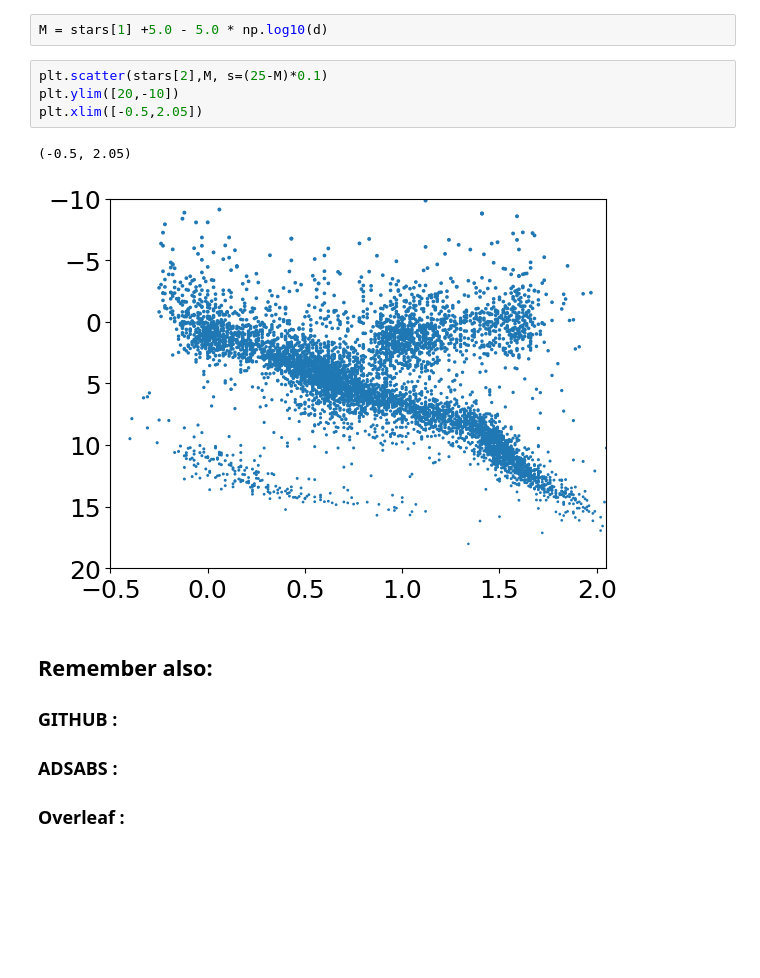
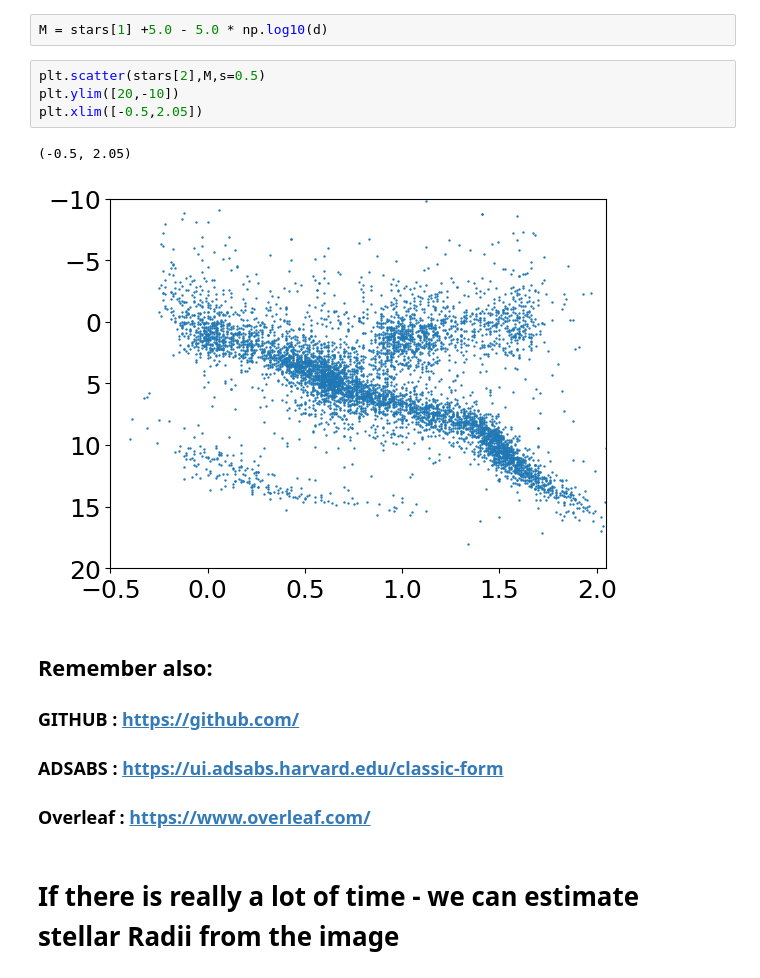
Before and after one commit to ivanzmilic/taipss, a Jupyter notebook: handson/Handson1.ipynb, the cells around one changed output. Drawn from its saved outputs; the diff is of its cells as text; blank space fills up the shorter version.

```diff
--- a/handson/Handson1.ipynb
+++ b/handson/Handson1.ipynb
@@ -85,17 +85,19 @@ d = 1./parallax
 # %%
 M = stars[1] +5.0 - 5.0 * np.log10(d)
 # %%
-plt.scatter(stars[2],M, s=(25-M)*0.1)
+plt.scatter(stars[2],M,s=0.5)
 plt.ylim([20,-10])
 plt.xlim([-0.5,2.05])
 # %% [output]
 (-0.5, 2.05)
-[figure, old version]
+[figure, new version]
 # %% [markdown]
 ## Remember also:
 
-### GITHUB :
+### GITHUB : https://github.com/
 
-### ADSABS :
+### ADSABS : https://ui.adsabs.harvard.edu/classic-form
 
-### Overleaf :
+### Overleaf : https://www.overleaf.com/
+# %% [markdown]
+# If there is really a lot of time - we can estimate stellar Radii from the image
```
